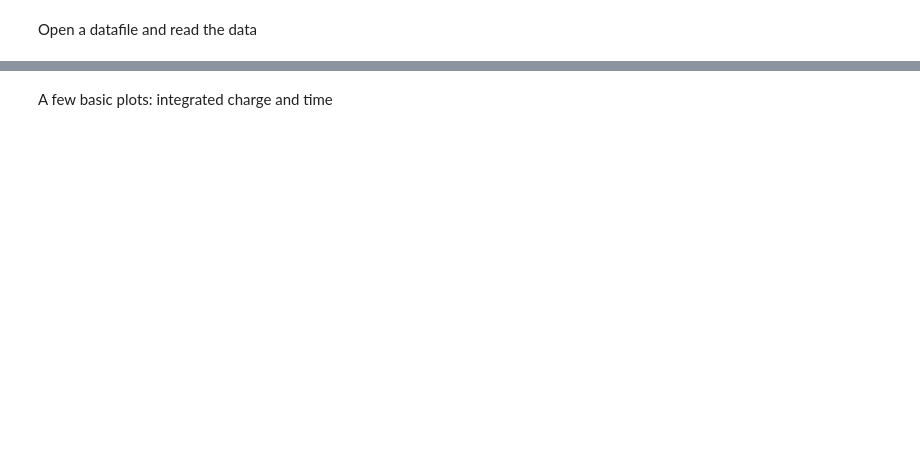
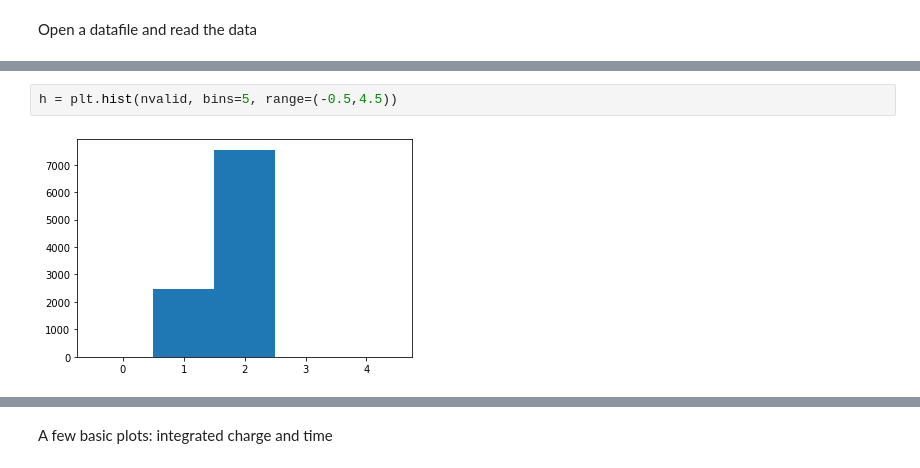
Before and after one commit to acolijn/DT5550_DAQ, a Jupyter notebook: analysis/decode_example.ipynb, the cells around one changed output, grey strips where cells are left out. Drawn from its saved outputs; the diff is of its cells as text; blank space fills up the shorter version.

```diff
--- a/analysis/decode_example.ipynb
+++ b/analysis/decode_example.ipynb
@@ -60,0 +75,4 @@ plt.yscale('log')
+# %%
+h = plt.hist(nvalid, bins=5, range=(-0.5,4.5))
+# %% [output]
+[figure, added]
```
Also changed, not shown: parts of 12 cells of this notebook, 10 other files.
